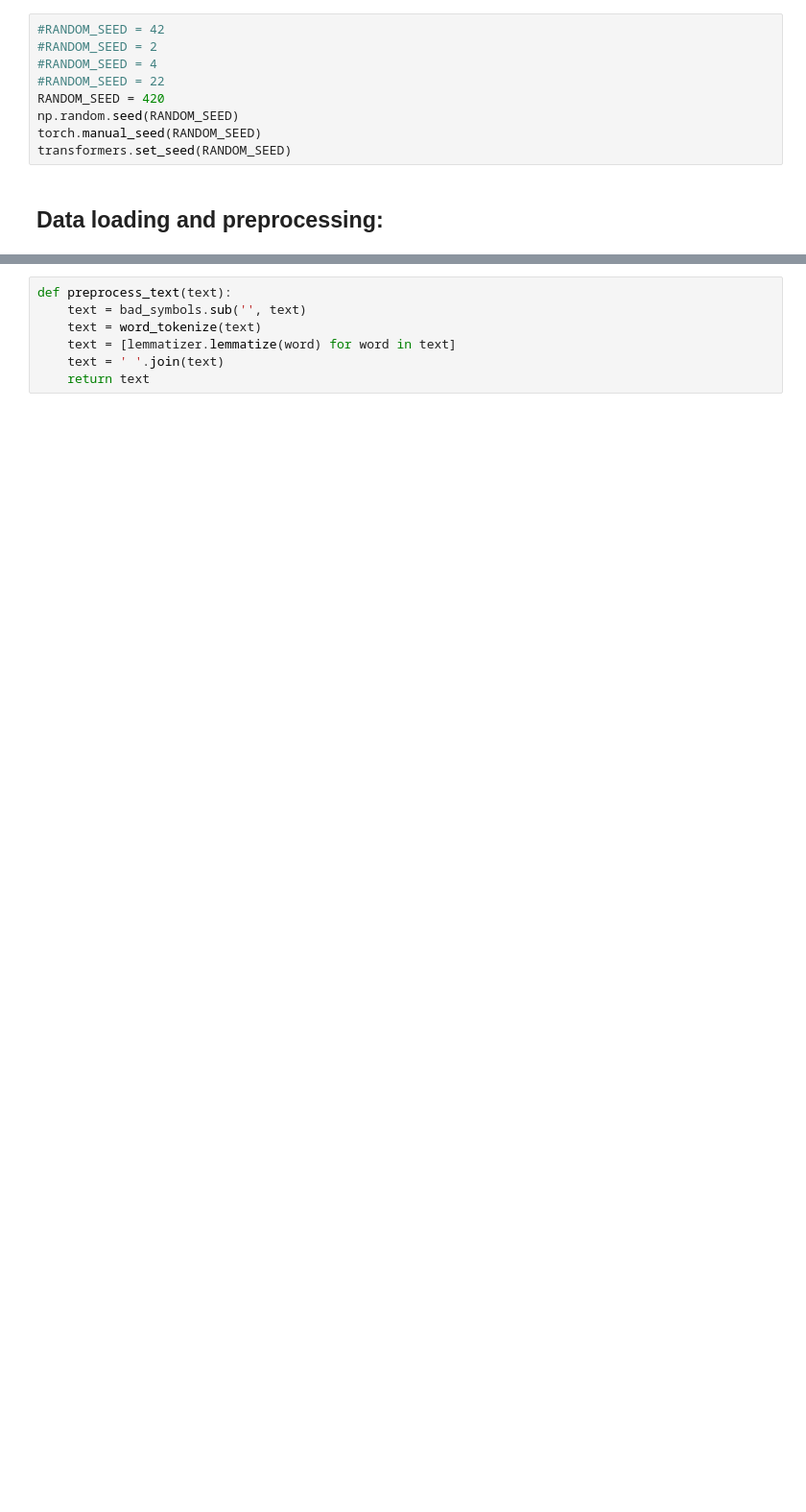
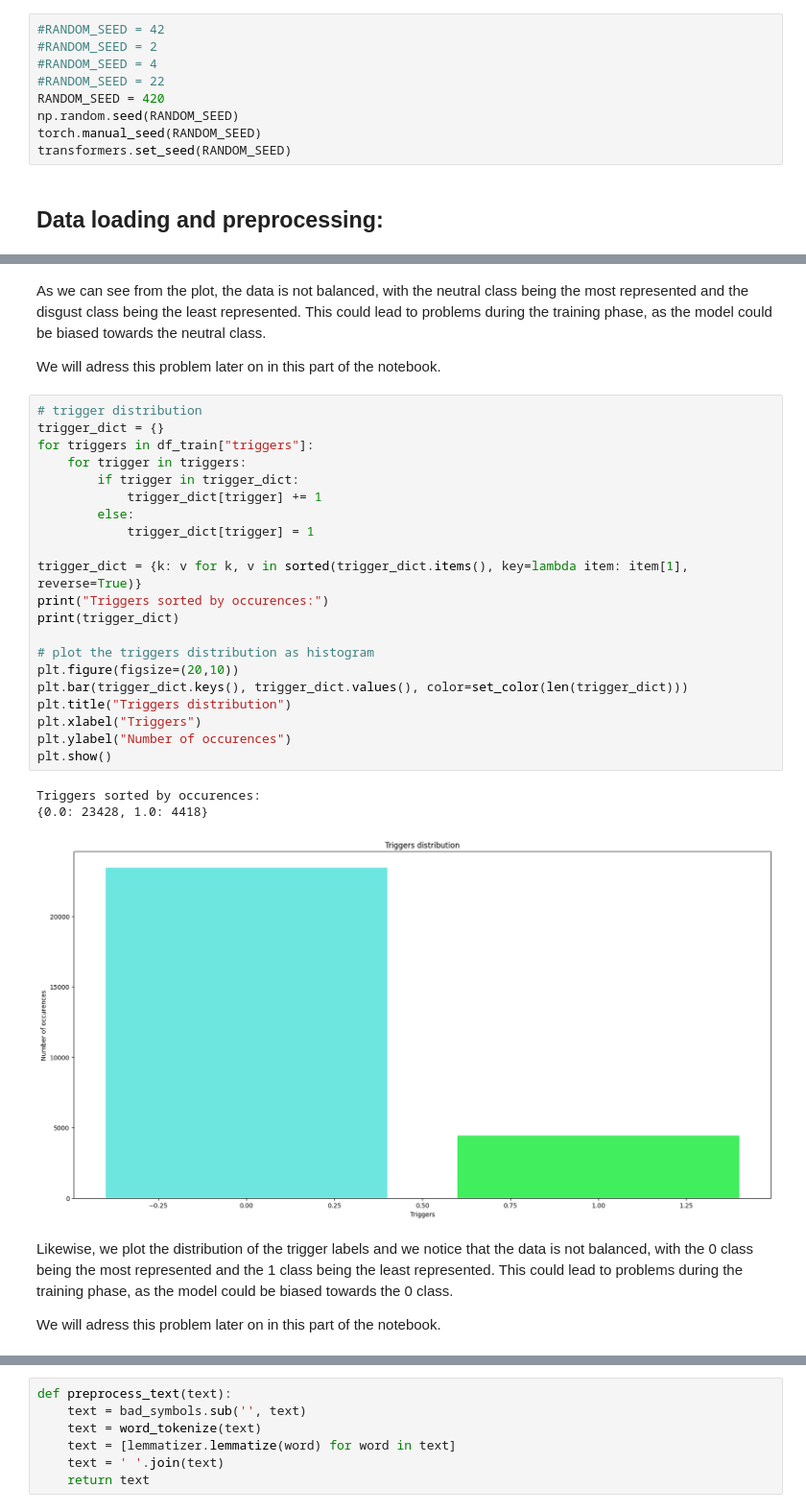
Before and after one commit to CipStr/NLProject, a Jupyter notebook: 420.ipynb, the cells around one changed output, grey strips where cells are left out. Shown at 96% size. Drawn from its saved outputs; the diff is of its cells as text; blank space fills up the shorter version.

```diff
--- a/420.ipynb
+++ b/420.ipynb
@@ -120,0 +176,33 @@ plt.show()
+# %% [markdown]
+As we can see from the plot, the data is not balanced, with the neutral class being the most represented and the disgust class being the least represented. This could lead to problems during the training phase, as the model could be biased towards the neutral class.
+
+We will adress this problem later on in this part of the notebook.
+# %%
+# trigger distribution
+trigger_dict = {}
+for triggers in df_train["triggers"]:
+    for trigger in triggers:
+        if trigger in trigger_dict:
+            trigger_dict[trigger] += 1
+        else:
+            trigger_dict[trigger] = 1
+
+trigger_dict = {k: v for k, v in sorted(trigger_dict.items(), key=lambda item: item[1], reverse=True)}
+print("Triggers sorted by occurences:")
+print(trigger_dict)
+
+# plot the triggers distribution as histogram
+plt.figure(figsize=(20,10))
+plt.bar(trigger_dict.keys(), trigger_dict.values(), color=set_color(len(trigger_dict)))
+plt.title("Triggers distribution")
+plt.xlabel("Triggers")
+plt.ylabel("Number of occurences")
+plt.show()
+# %% [output]
+Triggers sorted by occurences:
+{0.0: 23428, 1.0: 4418}
+[figure, added]
+# %% [markdown]
+Likewise, we plot the distribution of the trigger labels and we notice that the data is not balanced, with the 0 class being the most represented and the 1 class being the least represented. This could lead to problems during the training phase, as the model could be biased towards the 0 class.
+
+We will adress this problem later on in this part of the notebook.
```
Also changed, not shown: parts of 120 cells of this notebook, 1 other file.
